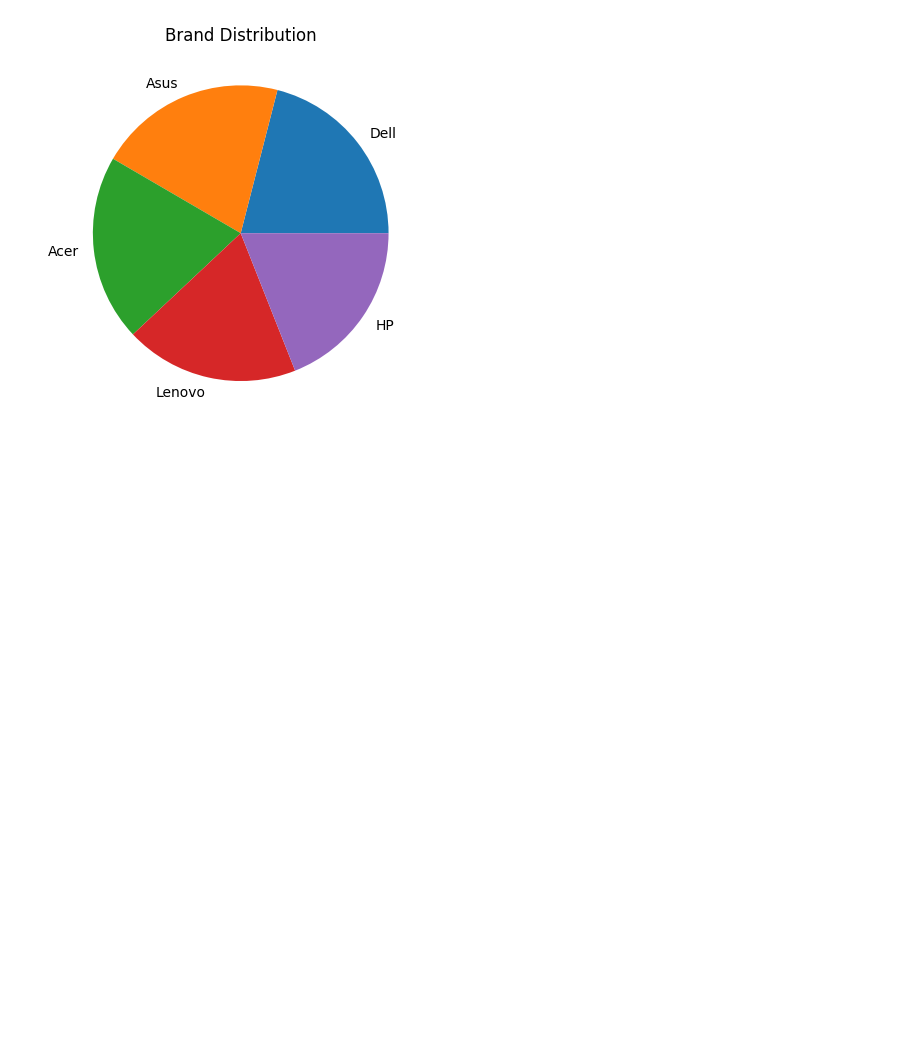
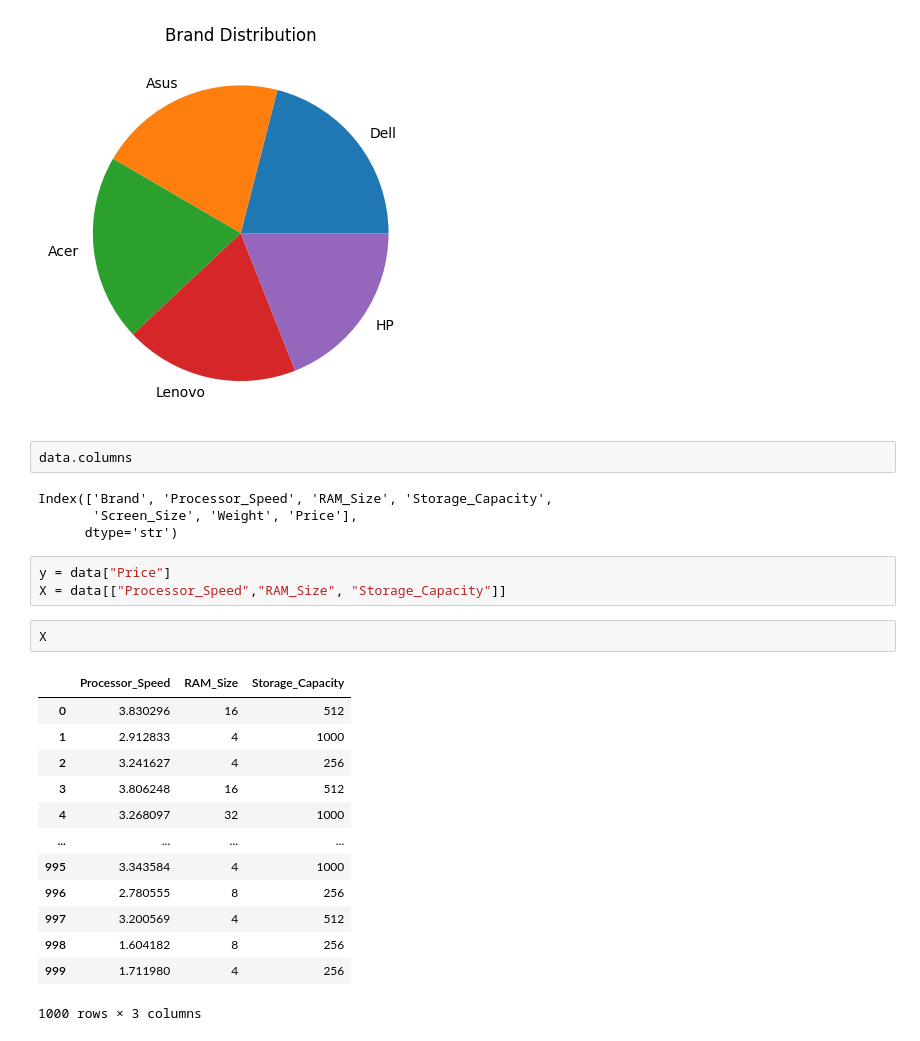
Before and after one commit to radebeneo/laptop_price_prediction, a Jupyter notebook: laptop_price_analysis.ipynb, the cells around one changed output. Saved outputs shown, nothing was run; the diff lists cells and outputs as text; blank space fills up the shorter version.

Commit message:
selected columns for model training

```diff
--- a/laptop_price_analysis.ipynb
+++ b/laptop_price_analysis.ipynb
@@ -106,3 +106,28 @@ plt.ylabel("")
 plt.show()
 # %% [output]
 [figure]
+# %%
+data.columns
+# %% [output]
+Index(['Brand', 'Processor_Speed', 'RAM_Size', 'Storage_Capacity',
+       'Screen_Size', 'Weight', 'Price'],
+      dtype='str')
+# %%
+y = data["Price"]
+X = data[["Processor_Speed","RAM_Size", "Storage_Capacity"]]
+# %%
+X
+# %% [output]
+|  | Processor_Speed | RAM_Size | Storage_Capacity |
+| 0 | 3.830296 | 16 | 512 |
+| 1 | 2.912833 | 4 | 1000 |
+| 2 | 3.241627 | 4 | 256 |
+| 3 | 3.806248 | 16 | 512 |
+| 4 | 3.268097 | 32 | 1000 |
+| ... | ... | ... | ... |
+| 995 | 3.343584 | 4 | 1000 |
+| 996 | 2.780555 | 8 | 256 |
+| 997 | 3.200569 | 4 | 512 |
+| 998 | 1.604182 | 8 | 256 |
+| 999 | 1.711980 | 4 | 256 |
+1000 rows × 3 columns
```
